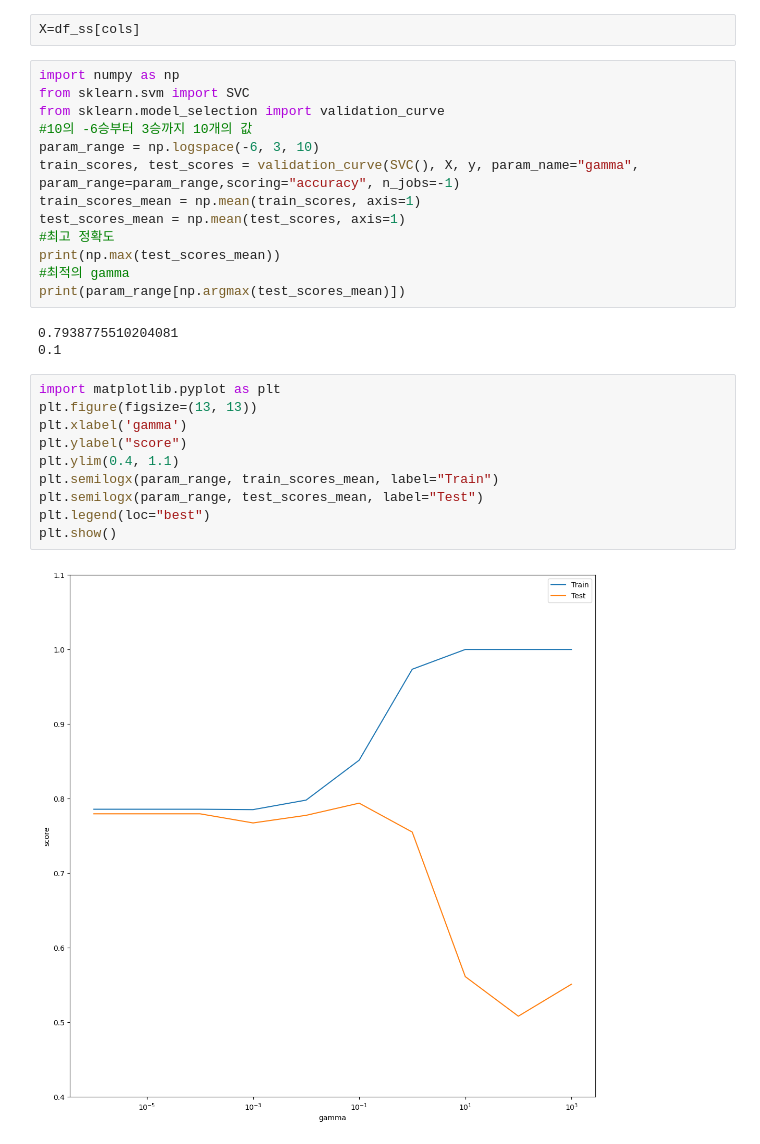
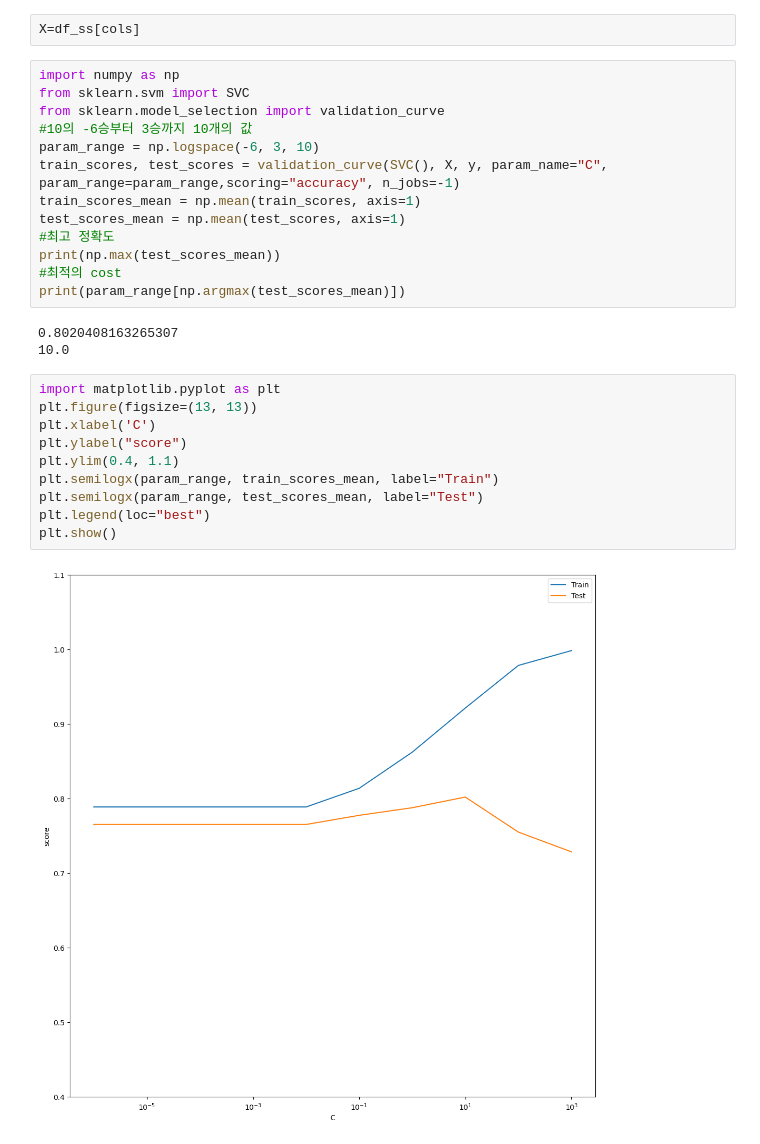
Before and after one commit to sangchun1/machine_learning, a Jupyter notebook: python/9. SVM/13.validation-curve.ipynb, the cells around one changed output. Saved outputs shown, nothing was run; the diff lists cells and outputs as text.

```diff
--- a/python/9. SVM/13.validation-curve.ipynb
+++ b/python/9. SVM/13.validation-curve.ipynb
@@ -68,25 +68,25 @@ from sklearn.svm import SVC
 from sklearn.model_selection import validation_curve
 #10의 -6승부터 3승까지 10개의 값
 param_range = np.logspace(-6, 3, 10)
-train_scores, test_scores = validation_curve(SVC(), X, y, param_name="gamma", param_range=param_range,scoring="accuracy", n_jobs=-1)
+train_scores, test_scores = validation_curve(SVC(), X, y, param_name="C", param_range=param_range,scoring="accuracy", n_jobs=-1)
 train_scores_mean = np.mean(train_scores, axis=1)
 test_scores_mean = np.mean(test_scores, axis=1)
 #최고 정확도
 print(np.max(test_scores_mean))
-#최적의 gamma
+#최적의 cost
 print(param_range[np.argmax(test_scores_mean)])
 # %% [output]
-0.7938775510204081
-0.1
+0.8020408163265307
+10.0
 # %%
 import matplotlib.pyplot as plt
 plt.figure(figsize=(13, 13))
-plt.xlabel('gamma')
+plt.xlabel('C')
 plt.ylabel("score")
 plt.ylim(0.4, 1.1)
 plt.semilogx(param_range, train_scores_mean, label="Train")
 plt.semilogx(param_range, test_scores_mean, label="Test")
 plt.legend(loc="best")
 plt.show()
 # %% [output]
-[figure, old version]
+[figure, new version]
```
Also changed, not shown: 51 other files.
